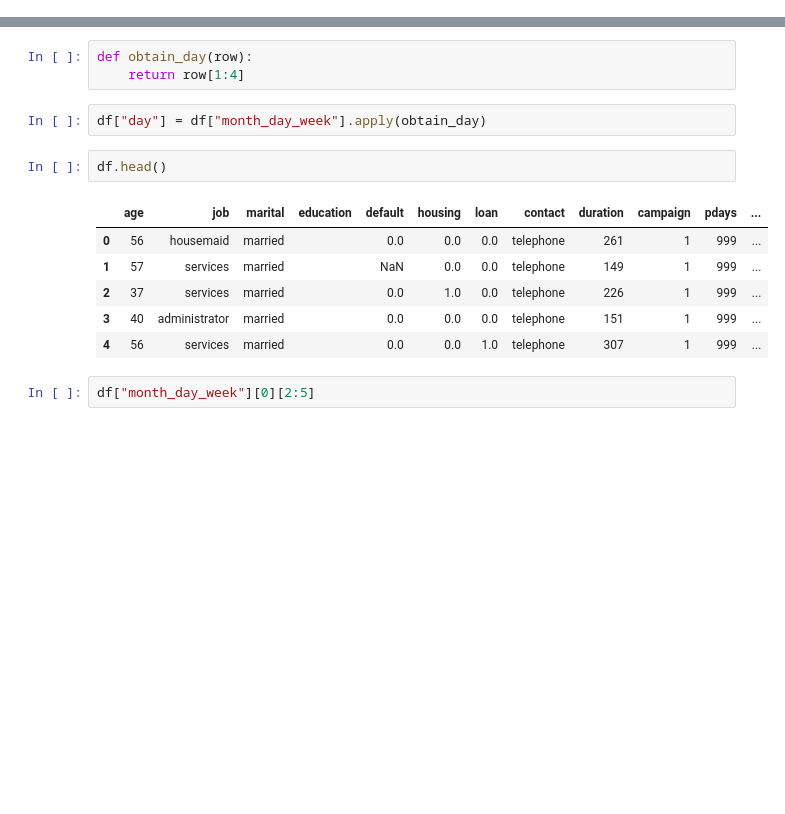
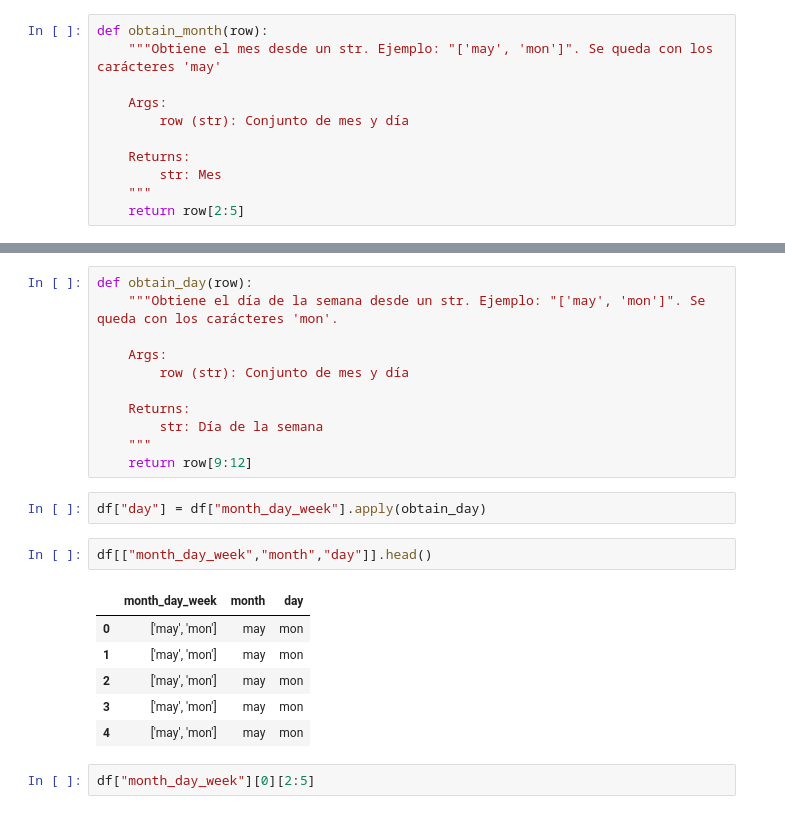
Before and after one commit to anane3373/promoE_modulo2_sprint2_pairprogramming_AnaGuardiayAndreaCabrera, a Jupyter notebook: limpieza_pair/limpieza2_17_8.ipynb, the cells around one changed output, grey strips where cells are left out. Cells and saved outputs as stored; diff of their text form; blank space fills up the shorter version.

```diff
--- a/limpieza_pair/limpieza2_17_8.ipynb
+++ b/limpieza_pair/limpieza2_17_8.ipynb
@@ -159,19 +173,38 @@ def obtain_month(row):
+# %%
+def obtain_month(row):
+    """Obtiene el mes desde un str. Ejemplo: "['may', 'mon']". Se queda con los carácteres 'may'
+
+    Args:
+        row (str): Conjunto de mes y día
+
+    Returns:
+        str: Mes
+    """
+    return row[2:5]
 # %%
 df["month"] = df["month_day_week"].apply(obtain_month)
-# %%
-def obtain_day(row):
-    return row[1:4]
+# %%
+def obtain_day(row):
+    """Obtiene el día de la semana desde un str. Ejemplo: "['may', 'mon']". Se queda con los carácteres 'mon'.
+
+    Args:
+        row (str): Conjunto de mes y día
+
+    Returns:
+        str: Día de la semana
+    """
+    return row[9:12]
 # %%
 df["day"] = df["month_day_week"].apply(obtain_day)
 # %%
-df.head()
+df[["month_day_week","month","day"]].head()
 # %% [output]
-|  | age | job | marital | education | default | housing | loan | contact | duration | campaign | pdays | ... |
-| 0 | 56 | housemaid | married |  | 0.0 | 0.0 | 0.0 | telephone | 261 | 1 | 999 | ... |
-| 1 | 57 | services | married |  | NaN | 0.0 | 0.0 | telephone | 149 | 1 | 999 | ... |
-| 2 | 37 | services | married |  | 0.0 | 1.0 | 0.0 | telephone | 226 | 1 | 999 | ... |
-| 3 | 40 | administrator | married |  | 0.0 | 0.0 | 0.0 | telephone | 151 | 1 | 999 | ... |
-| 4 | 56 | services | married |  | 0.0 | 0.0 | 1.0 | telephone | 307 | 1 | 999 | ... |
+|  | month_day_week | month | day |
+| 0 | ['may', 'mon'] | may | mon |
+| 1 | ['may', 'mon'] | may | mon |
+| 2 | ['may', 'mon'] | may | mon |
+| 3 | ['may', 'mon'] | may | mon |
+| 4 | ['may', 'mon'] | may | mon |
 # %%
 df["month_day_week"][0][2:5]
 # %% [output]
```
Also changed, not shown: parts of 2 cells of this notebook.
